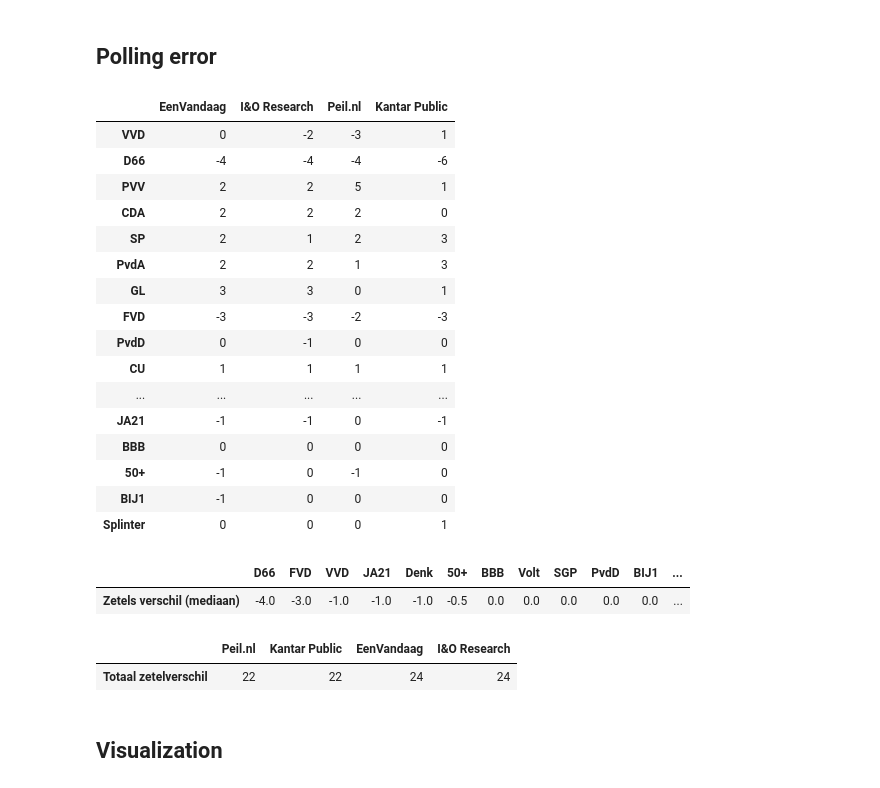
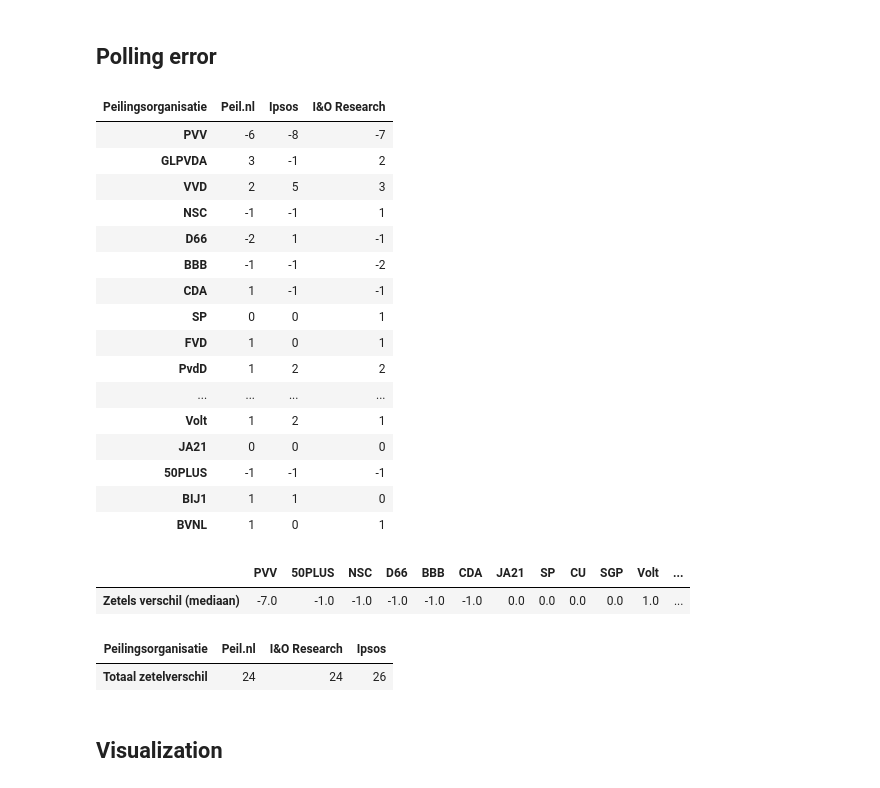
Before and after one commit to luukhopman/political-polls-analysis, a Jupyter notebook: tk2021-poll-analysis.ipynb, the cells around one changed output. Saved outputs shown, nothing was run; the diff lists cells and outputs as text; code cells hidden in the pictures.

```diff
--- a/tk2021-poll-analysis.ipynb
+++ b/tk2021-poll-analysis.ipynb
@@ -45,28 +97,25 @@ dtype: int64
 # %%
-polls = pd.read_html('https://nl.wikipedia.org/wiki/Tweede_Kamerverkiezingen_2021/Peilingen')[1]
+polls = pd.read_html('https://nl.wikipedia.org/wiki/Tweede_Kamerverkiezingen_2023/Peilingen')[0]
 
 # Clean DataFrame
 polls = (polls
+         .head(10)
          .assign(
-             Peilingorganisatie=lambda x: x['Peilingorganisatie'].replace(r'\[\d\]', '', regex=True).str.strip(),
-             Datum=lambda x: pd.to_datetime(x['Datum'].str.replace('mrt', 'mar'))
+             Peilingsorganisatie=lambda x: x['Peilingsorganisatie'].replace(r'\[\d\]', '', regex=True).str.strip(),
+             Datum=lambda x: pd.to_datetime(x['Datum'])
              )
          .sort_values('Datum')
-         .drop_duplicates(subset='Peilingorganisatie', keep='last')
+         .drop_duplicates(subset='Peilingsorganisatie', keep='last')
          .drop(columns=['Datum'])
-         .set_index(['Peilingorganisatie'])
+         .set_index(['Peilingsorganisatie'])
          .transpose()
-         .join(results).fillna(0).astype('int')
-         .rename(columns={'Kantar Public / TNS NIPO': 'Kantar Public',
-                           'Ipsos': 'EenVandaag'})
-         .sort_values('Verkiezingen', ascending=False)
-         [['Verkiezingen', 'EenVandaag', 'I&O Research', 'Peil.nl', 'Kantar Public']])
-
-# Remove parties with no seats in any poll
-polls = polls[polls.sum(axis=1) > 0]
-
-# Rename "Andere" to "Splinter"
-polls = polls.rename(index={'Andere': 'Splinter'})
-
+         .drop(index=['Overig', 'Refs', 'PvdA'])
+         .fillna(0).astype('int')
+         .drop(columns='Ipsos: exitpoll 21.00 uur')
+         .rename(columns={'Ipsos: exitpoll 21.30 uur': 'Exit poll'})
+         .rename(index={'GL': 'GLPVDA'})
+        #  .join(results).fillna(0).astype('int')
+         .sort_values('Exit poll', ascending=False))
+        #  [['Verkiezingen', 'EenVandaag', 'I&O Research', 'Peil.nl', 'Kantar Public']])
 polls
 # %% [output]
@@ -90,37 +139,37 @@ polls
 # %% [markdown]
 ## Polling error
 # %%
-poll_names = ['EenVandaag', 'I&O Research', 'Peil.nl', 'Kantar Public']
-errors = polls[poll_names].sub(polls['Verkiezingen'], axis=0)
+poll_names = ['Peil.nl', 'Ipsos', 'I&O Research']
+errors = polls[poll_names].sub(polls['Exit poll'], axis=0)
 errors
 # %% [output]
-|  | EenVandaag | I&O Research | Peil.nl | Kantar Public |
-| VVD | 0 | -2 | -3 | 1 |
-| D66 | -4 | -4 | -4 | -6 |
-| PVV | 2 | 2 | 5 | 1 |
-| CDA | 2 | 2 | 2 | 0 |
-| SP | 2 | 1 | 2 | 3 |
-| PvdA | 2 | 2 | 1 | 3 |
-| GL | 3 | 3 | 0 | 1 |
-| FVD | -3 | -3 | -2 | -3 |
-| PvdD | 0 | -1 | 0 | 0 |
-| CU | 1 | 1 | 1 | 1 |
-| ... | ... | ... | ... | ... |
-| JA21 | -1 | -1 | 0 | -1 |
-| BBB | 0 | 0 | 0 | 0 |
-| 50+ | -1 | 0 | -1 | 0 |
-| BIJ1 | -1 | 0 | 0 | 0 |
-| Splinter | 0 | 0 | 0 | 1 |
+| Peilingsorganisatie | Peil.nl | Ipsos | I&O Research |
+| PVV | -6 | -8 | -7 |
+| GLPVDA | 3 | -1 | 2 |
+| VVD | 2 | 5 | 3 |
+| NSC | -1 | -1 | 1 |
+| D66 | -2 | 1 | -1 |
+| BBB | -1 | -1 | -2 |
+| CDA | 1 | -1 | -1 |
+| SP | 0 | 0 | 1 |
+| FVD | 1 | 0 | 1 |
+| PvdD | 1 | 2 | 2 |
+| ... | ... | ... | ... |
+| Volt | 1 | 2 | 1 |
+| JA21 | 0 | 0 | 0 |
+| 50PLUS | -1 | -1 | -1 |
+| BIJ1 | 1 | 1 | 0 |
+| BVNL | 1 | 0 | 1 |
 # %%
 errors.median(axis=1).sort_values().to_frame('Zetels verschil (mediaan)').T
 # %% [output]
-|  | D66 | FVD | VVD | JA21 | Denk | 50+ | BBB | Volt | SGP | PvdD | BIJ1 | ... |
-| Zetels verschil (mediaan) | -4.0 | -3.0 | -1.0 | -1.0 | -1.0 | -0.5 | 0.0 | 0.0 | 0.0 | 0.0 | 0.0 | ... |
+|  | PVV | 50PLUS | NSC | D66 | BBB | CDA | JA21 | SP | CU | SGP | Volt | ... |
+| Zetels verschil (mediaan) | -7.0 | -1.0 | -1.0 | -1.0 | -1.0 | -1.0 | 0.0 | 0.0 | 0.0 | 0.0 | 1.0 | ... |
 # %%
 np.abs(errors).sum(axis=0).sort_values().to_frame('Totaal zetelverschil').T
 # %% [output]
-|  | Peil.nl | Kantar Public | EenVandaag | I&O Research |
-| Totaal zetelverschil | 22 | 22 | 24 | 24 |
+| Peilingsorganisatie | Peil.nl | I&O Research | Ipsos |
+| Totaal zetelverschil | 24 | 24 | 26 |
 # %% [markdown]
 ## Visualization
 # %%
```
Also changed, not shown: parts of 6 cells of this notebook, 4 other files.
